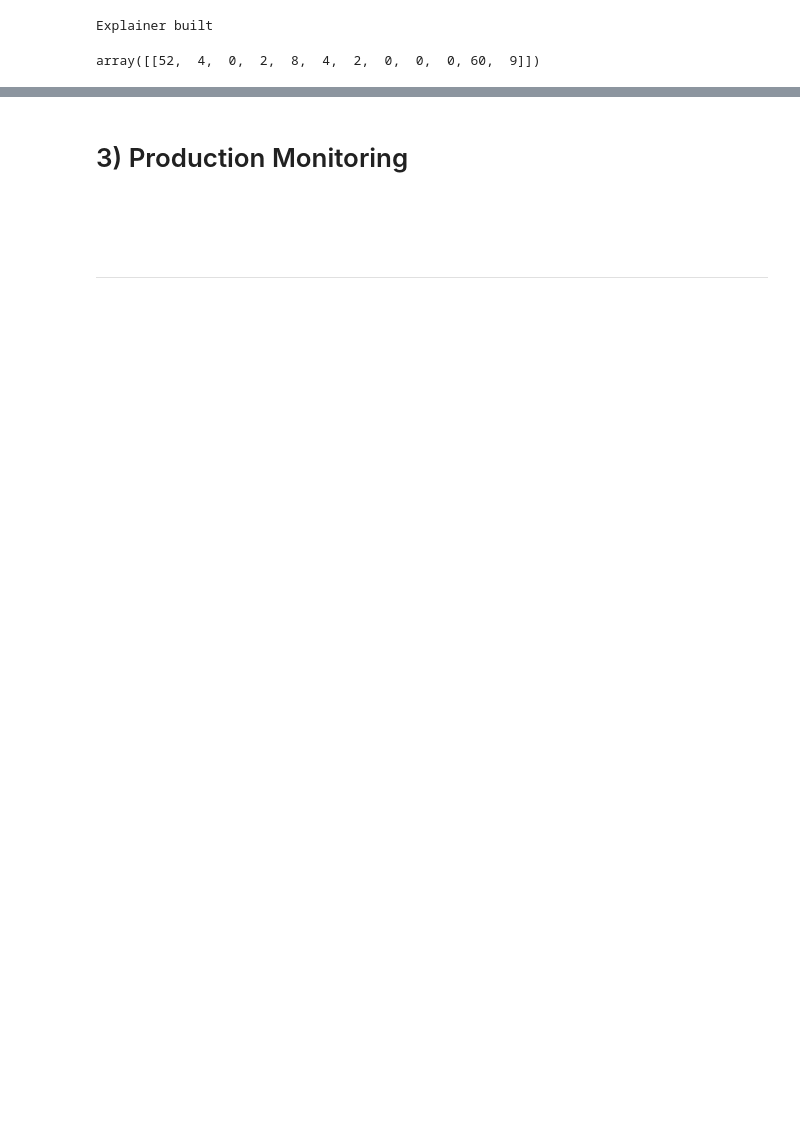
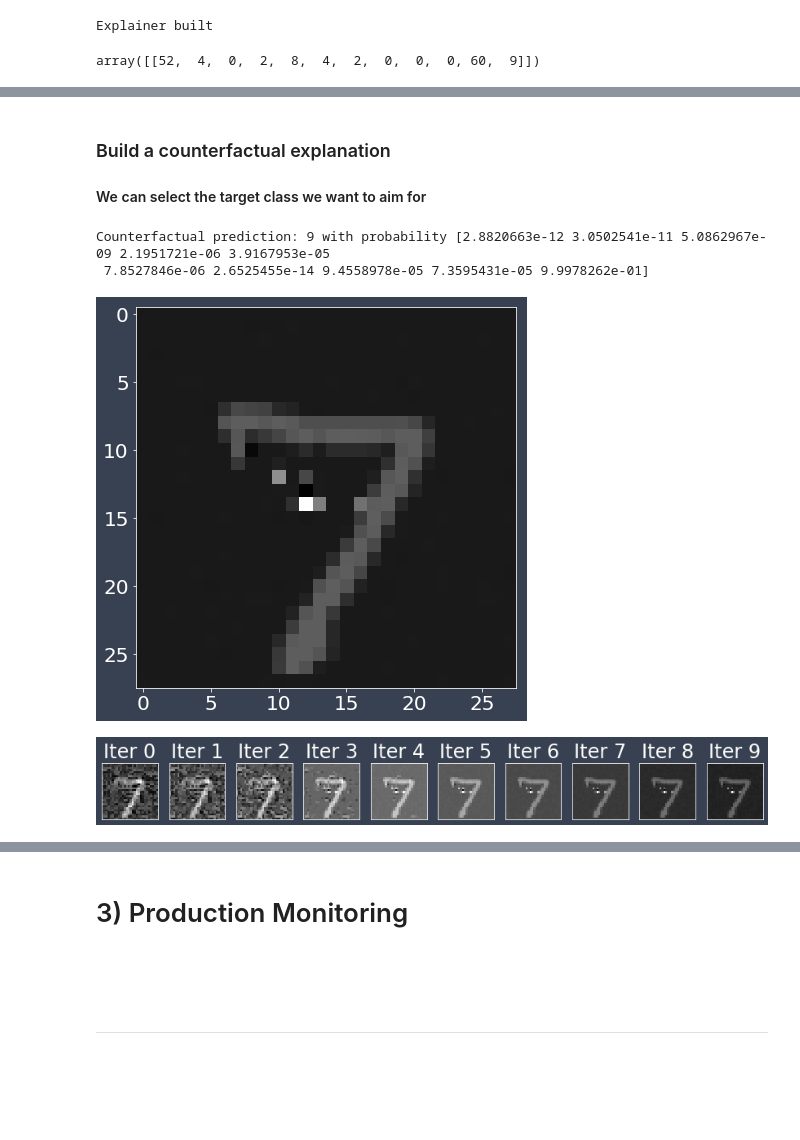
Before and after one commit to EthicalML/explainability-and-bias, a Jupyter notebook: Bias Evaluation & Explainability.ipynb, the cells around one changed output, grey strips where cells are left out. Drawn from its saved outputs; the diff is of its cells as text; code cells hidden in the pictures; blank space fills up the shorter version.

```diff
--- a/Bias Evaluation & Explainability.ipynb
+++ b/Bias Evaluation & Explainability.ipynb
@@ -1021,3 +1019,23 @@ Coverage: 0.11
+# %% [markdown]
+### Build a counterfactual explanation
+#### We can select the target class we want to aim for
+# %%
+shape = (1,) + cf_x_train.shape[1:]
+target_class = 9 # any class other than 7 will do
+
+cf = CounterFactual(cnn, shape=shape, target_class=target_class, target_proba=1.0, max_iter=20)
+explanation = cf.explain(cf_X)
+
+print(f"Counterfactual prediction: {explanation['cf']['class']} with probability {explanation['cf']['proba'][0]}")
+plt.imshow(explanation['cf']['X'].reshape(28, 28));
+# %% [output]
+Counterfactual prediction: 9 with probability [2.8820663e-12 3.0502541e-11 5.0862967e-09 2.1951721e-06 3.9167953e-05
+ 7.8527846e-06 2.6525455e-14 9.4558978e-05 7.3595431e-05 9.9978262e-01]
+[figure, added]
+# %%
+show_iterations(explanation)
+# %% [output]
+[figure, added]
 # %% [markdown]
 # Improving computational efficiency
 
```
Also changed, not shown: parts of 78 cells of this notebook, 30 other files.
